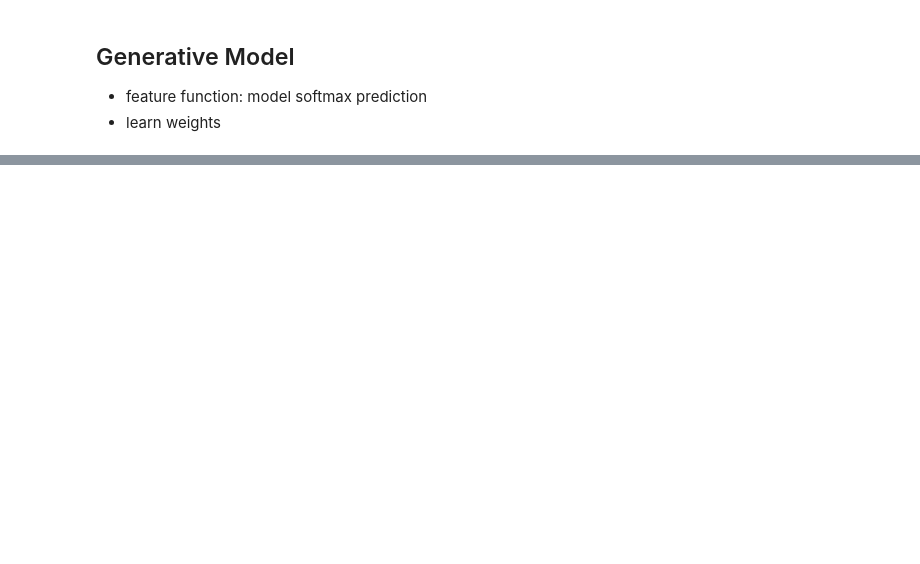
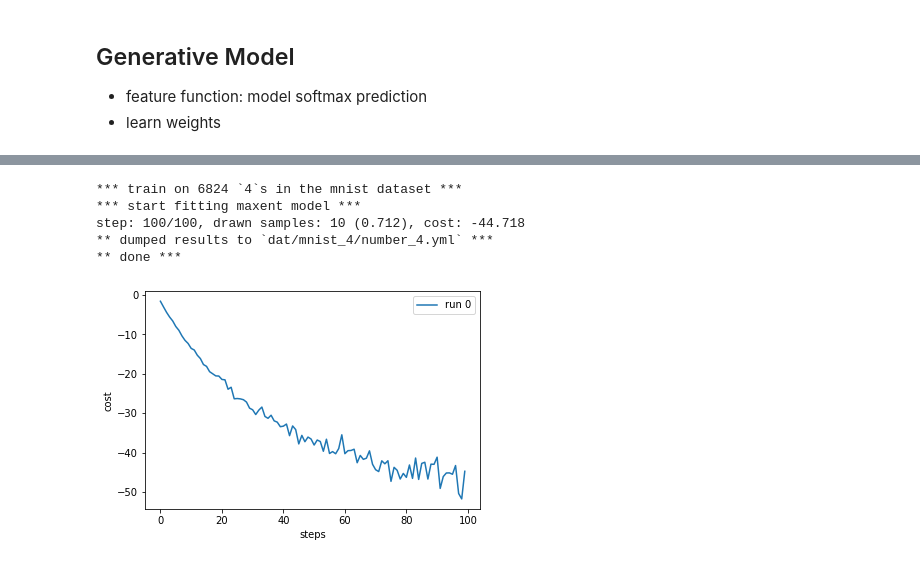
Before and after one commit to bhartl/generative-models, a Jupyter notebook: gempy/mnist/mnist_classifier.ipynb, the cells around one changed output, grey strips where cells are left out. Saved outputs shown, nothing was run; the diff lists cells and outputs as text; code cells hidden in the pictures; blank space fills up the shorter version.

```diff
--- a/gempy/mnist/mnist_classifier.ipynb
+++ b/gempy/mnist/mnist_classifier.ipynb
@@ -121,0 +152,9 @@ from gempy import MnistGenerator
+# %%
+mnist_four = MnistGenerator.main(train_on=4, export_path='dat/mnist_4', **kwargs)
+# %% [output]
+*** train on 6824 `4`s in the mnist dataset ***
+*** start fitting maxent model ***
+step: 100/100, drawn samples: 10 (0.712), cost: -44.718
+** dumped results to `dat/mnist_4/number_4.yml` ***
+** done ***
+[figure, added]
```
Also changed, not shown: parts of 20 cells of this notebook, 3 other files.
